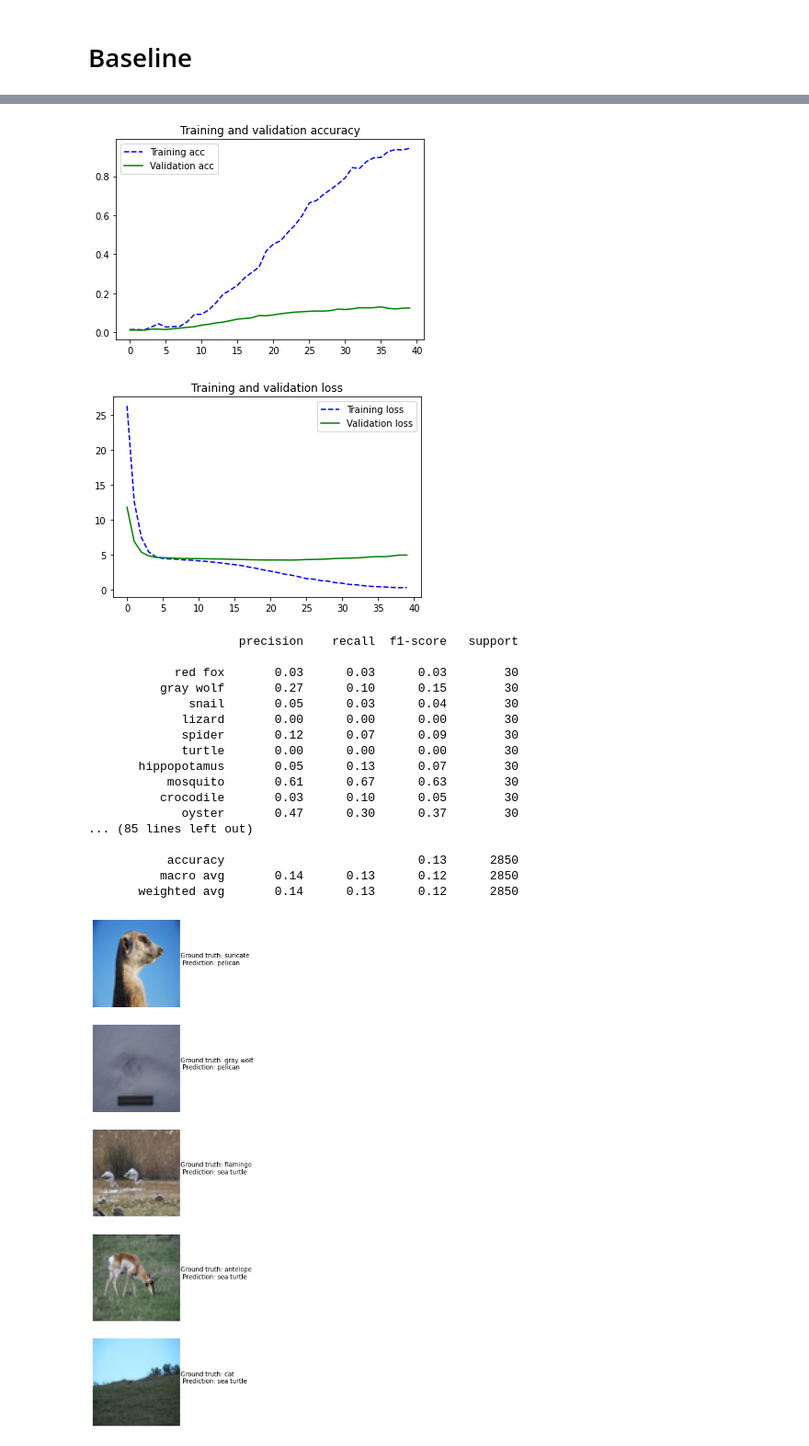
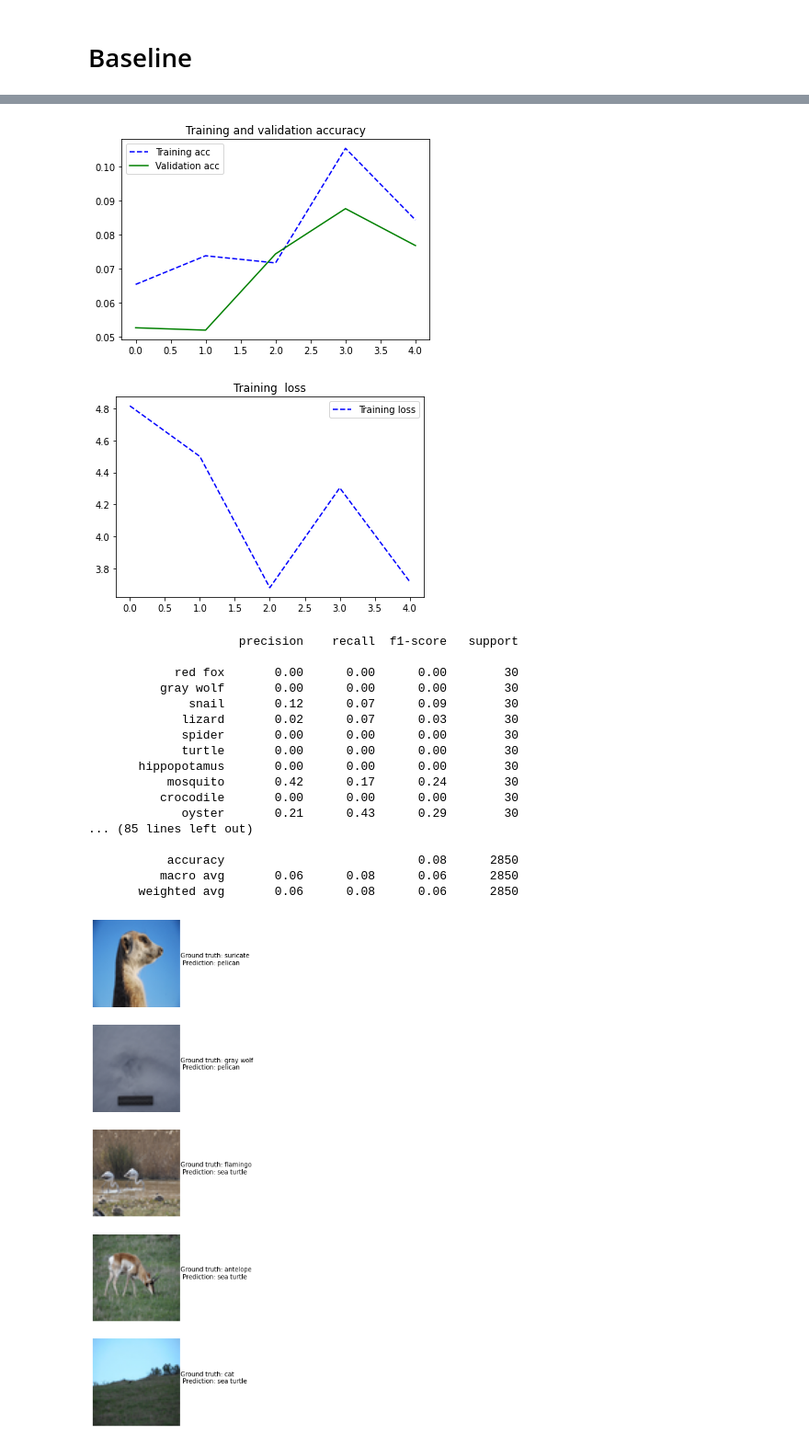
Before and after one commit to leagaze/contrastive-learning, a Jupyter notebook: Projet.ipynb, the cells around one changed output, grey strips where cells are left out. Shown at 92% size. Drawn from its saved outputs; the diff is of its cells as text; code cells hidden in the pictures.

Commit message:
add augmentation to baseline + function to plot training analysis for each model

```diff
--- a/Projet.ipynb
+++ b/Projet.ipynb
@@ -174,19 +194,3 @@ Total params: 1,534,431
 Trainable params: 1,534,431
 Non-trainable params: 0
 _________________________________________________________________
-# %%
-#entrainement du modèle supervisé qui va nous servir de comparaison pour le simclr
-import tensorflow as tf
-import keras
-
-epochs = 40
-batch_size=256
-
-loss_fn = tf.keras.losses.SparseCategoricalCrossentropy()
-optimizer=tf.keras.optimizers.Adam(
-    learning_rate=3e-4,
-)
-train_acc_metric = keras.metrics.SparseCategoricalAccuracy()
-val_acc_metric = keras.metrics.SparseCategoricalAccuracy()
-baseline.compile(loss=loss_fn, optimizer=optimizer, metrics=train_acc_metric)
-history = baseline.fit(x=x_lab ,y=y_lab, validation_data=(x_test, y_test), epochs=epochs, batch_size=batch_size)
@@ -197,56 +328,51 @@ KeyboardInterrupt: ignored
 #fonction pour plot n'importe quel historique entrainement
 import matplotlib.pyplot as plt
 
-def plot_training_analysis():
-  acc = history.history['sparse_categorical_accuracy']
-  val_acc = history.history['val_sparse_categorical_accuracy']
-  loss = history.history['loss']
-  val_loss = history.history['val_loss']
+def plot_training_analysis(history):
 
-  epochs = range(len(acc))
-
-  plt.plot(epochs, acc, 'b', linestyle="--",label='Training acc')
-  plt.plot(epochs, val_acc, 'g', label='Validation acc')
-  plt.title('Training and validation accuracy')
-  plt.legend()
+  epochs=range(len(history['loss']))
+  if 'train_acc' in history.keys() :
+    plt.plot(epochs, history['train_acc'], 'b', linestyle="--",label='Training acc')
+    plt.plot(epochs, history['val_acc'], 'g', label='Validation acc')
+    plt.title('Training and validation accuracy')
+    plt.legend()
 
   plt.figure()
 
-  plt.plot(epochs, loss, 'b', linestyle="--",label='Training loss')
-  plt.plot(epochs, val_loss,'g', label='Validation loss')
-  plt.title('Training and validation loss')
+  plt.plot(epochs, history['loss'], 'b', linestyle="--",label='Training loss')
+  plt.title('Training  loss')
   plt.legend()
 
   plt.show()
 # %%
 #visualisation des résultats de l'entrainement
 from sklearn.metrics import classification_report, confusion_matrix
 
-plot_training_analysis()
+plot_training_analysis(history_baseline)
 
 preds=baseline.predict(x_test)
 y_pred_bool = np.argmax(preds, axis=1)
 print(classification_report(y_test, y_pred_bool, target_names=CLASSES_with_names))
 # %% [output]
-[figure, old version]
+[figure, new version]
-[figure, old version]
+[figure, new version]
                      precision    recall  f1-score   support
 
-            red fox       0.03      0.03      0.03        30
-          gray wolf       0.27      0.10      0.15        30
-              snail       0.05      0.03      0.04        30
-             lizard       0.00      0.00      0.00        30
-             spider       0.12      0.07      0.09        30
+            red fox       0.00      0.00      0.00        30
+          gray wolf       0.00      0.00      0.00        30
+              snail       0.12      0.07      0.09        30
+             lizard       0.02      0.07      0.03        30
+             spider       0.00      0.00      0.00        30
              turtle       0.00      0.00      0.00        30
-       hippopotamus       0.05      0.13      0.07        30
-           mosquito       0.61      0.67      0.63        30
-          crocodile       0.03      0.10      0.05        30
-             oyster       0.47      0.30      0.37        30
+       hippopotamus       0.00      0.00      0.00        30
+           mosquito       0.42      0.17      0.24        30
+          crocodile       0.00      0.00      0.00        30
+             oyster       0.21      0.43      0.29        30
 ... (85 lines left out)
 
-           accuracy                           0.13      2850
-          macro avg       0.14      0.13      0.12      2850
-       weighted avg       0.14      0.13      0.12      2850
+           accuracy                           0.08      2850
+          macro avg       0.06      0.08      0.06      2850
+       weighted avg       0.06      0.08      0.06      2850
 # %%
 #on visualise certaines prédictions
 preds=baseline.predict(x_test)
```
Also changed, not shown: parts of 17 cells of this notebook.
